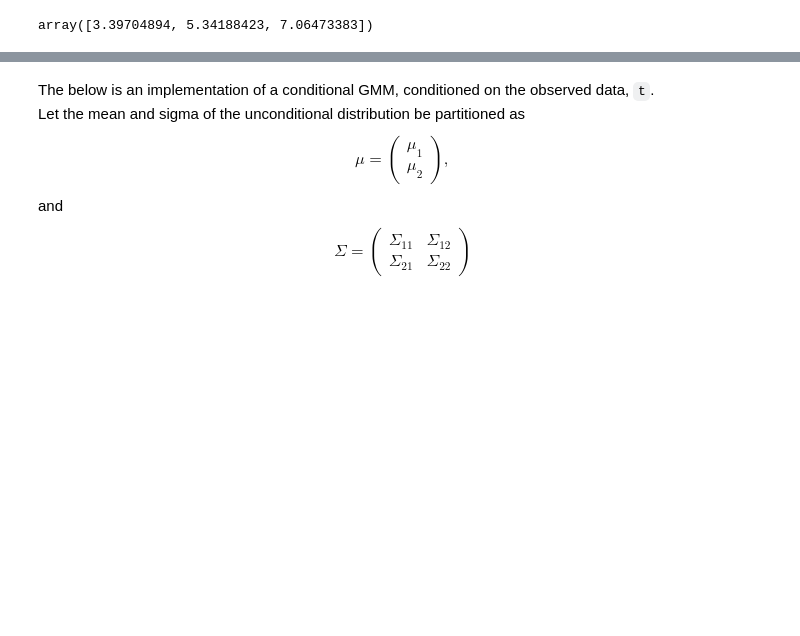
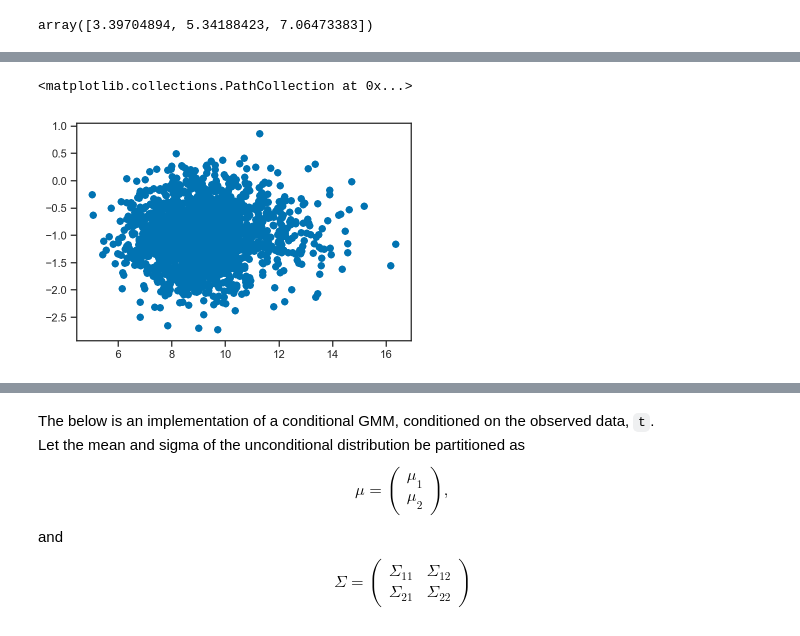
Before and after one commit to farr/PISNLineCosmography, a Jupyter notebook: LFI.ipynb, the cells around one changed output, grey strips where cells are left out. Drawn from its saved outputs; the diff is of its cells as text; code cells hidden in the pictures; blank space fills up the shorter version.

```diff
--- a/LFI.ipynb
+++ b/LFI.ipynb
@@ -264,3 +264,8 @@ pts.shape
+# %%
+scatter(log(norm(pts[:,11:], axis=1)), pts[:,10])
+# %% [output]
+<matplotlib.collections.PathCollection at 0x...>
+[figure, added]
 # %%
 with h5py.File('lfi.h5', 'w') as f:
     f.create_dataset('prior_draws', data=pts, compression='gzip', shuffle=True)
```
Also changed, not shown: parts of 6 cells of this notebook.
